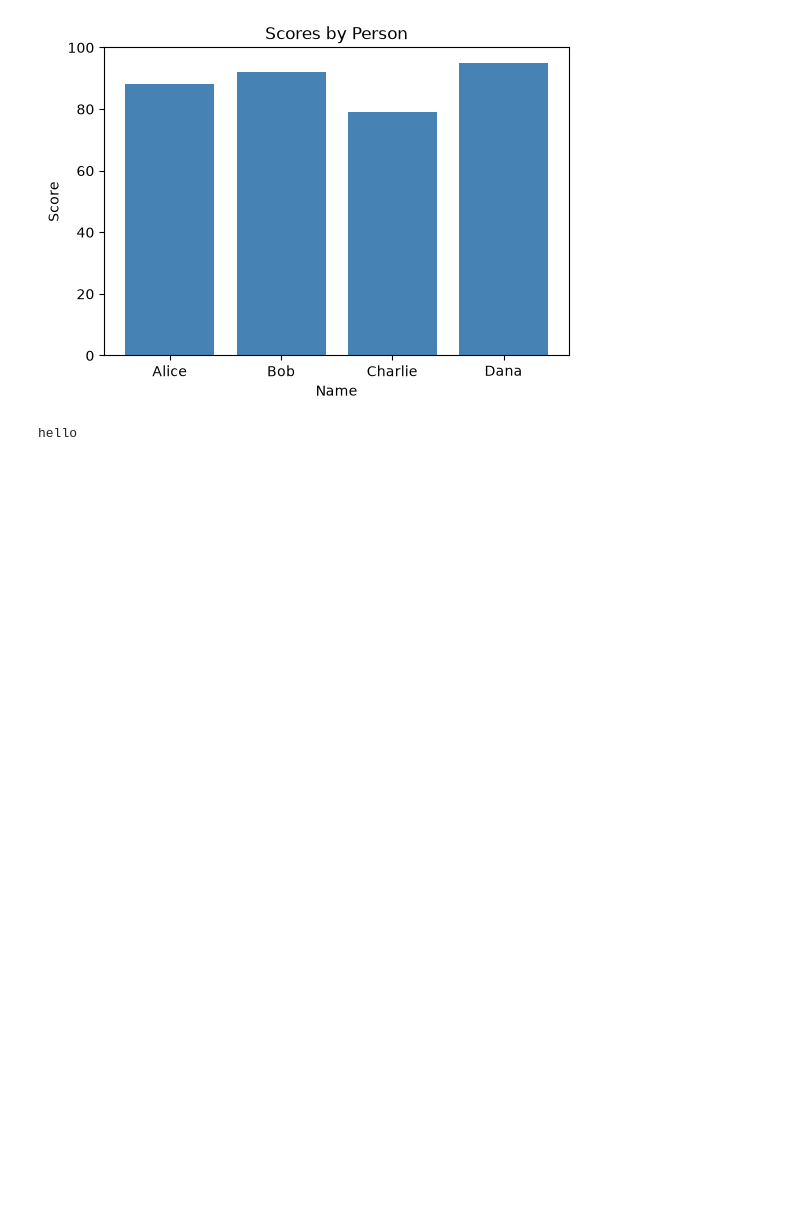
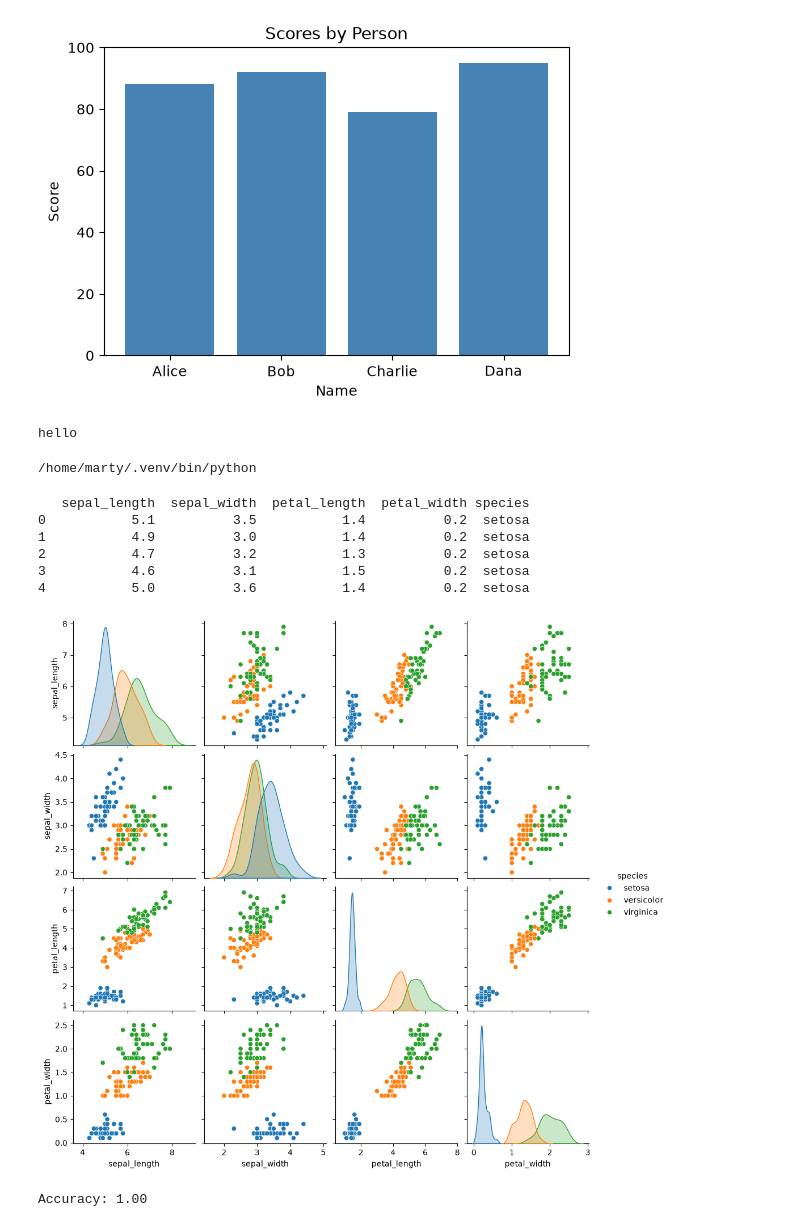
Before and after one commit to iviartin/mba-o712-python-26, a Jupyter notebook: WeekTwo.ipynb, the cells around one changed output. Drawn from its saved outputs; the diff is of its cells as text; code cells hidden in the pictures; blank space fills up the shorter version.

Commit message:
plot results (testing)

```diff
--- a/WeekTwo.ipynb
+++ b/WeekTwo.ipynb
@@ -58,3 +58,43 @@ plt.show()
 print ('hello')
 # %% [output]
 hello
+# %%
+import sys
+print (sys.executable)
+# %% [output]
+/home/marty/.venv/bin/python
+# %%
+import seaborn as sns
+import matplotlib.pyplot as plt
+from sklearn.model_selection import train_test_split
+from sklearn.ensemble import RandomForestClassifier
+from sklearn.metrics import accuracy_score
+
+# Load a built-in seaborn dataset
+iris = sns.load_dataset("iris")
+print(iris.head())
+
+# Quick seaborn visualization
+sns.pairplot(iris, hue="species")
+plt.savefig("test_plot.png")  # saves so you can confirm it rendered
+plt.show()
+
+# Quick scikit-learn test
+X = iris.drop(columns="species")
+y = iris["species"]
+X_train, X_test, y_train, y_test = train_test_split(X, y, test_size=0.2, random_state=42)
+
+clf = RandomForestClassifier(random_state=42)
+clf.fit(X_train, y_train)
+preds = clf.predict(X_test)
+
+print(f"Accuracy: {accuracy_score(y_test, preds):.2f}")
+# %% [output]
+   sepal_length  sepal_width  petal_length  petal_width species
+0           5.1          3.5           1.4          0.2  setosa
+1           4.9          3.0           1.4          0.2  setosa
+2           4.7          3.2           1.3          0.2  setosa
+3           4.6          3.1           1.5          0.2  setosa
+4           5.0          3.6           1.4          0.2  setosa
+[figure, added]
+Accuracy: 1.00
```
